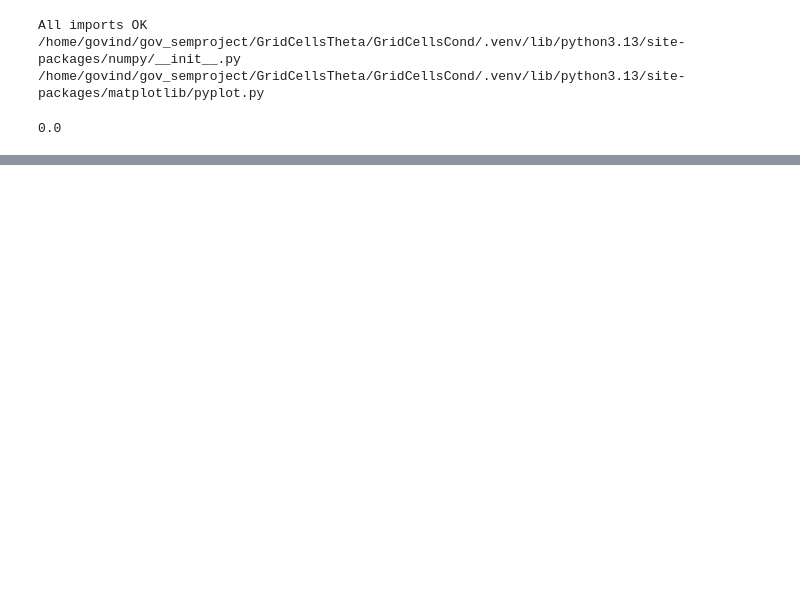
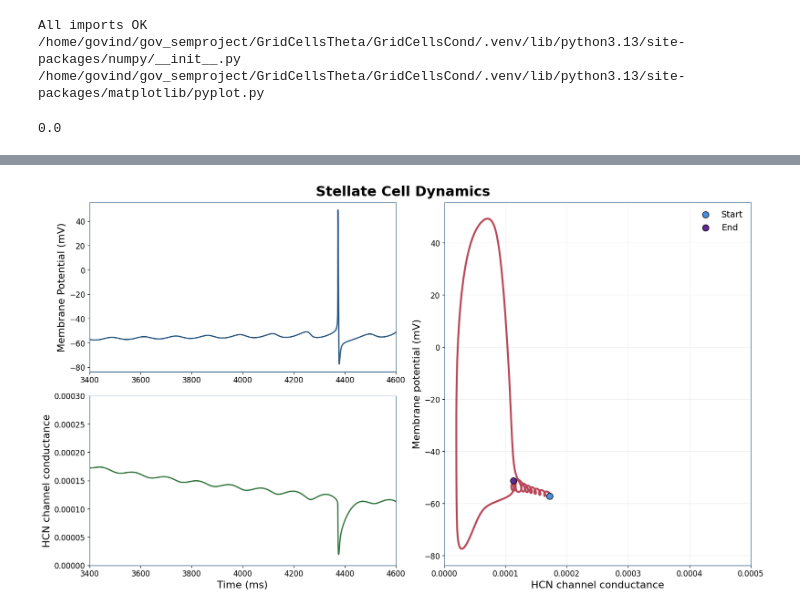
Before and after one commit to tiny-infinity/GridCellsTheta, a Jupyter notebook: phase_prec_final.ipynb, the cells around one changed output, grey strips where cells are left out. Saved outputs shown, nothing was run; the diff lists cells and outputs as text; code cells hidden in the pictures; blank space fills up the shorter version.

```diff
--- a/phase_prec_final.ipynb
+++ b/phase_prec_final.ipynb
@@ -207,0 +225,60 @@ plt.show()
+# %%
+import matplotlib.pyplot as plt
+from matplotlib.gridspec import GridSpec
+
+# Set global font sizes for readability
+plt.rcParams.update({'font.size': 14})
+plt.rcParams['axes.labelsize'] = 16
+plt.rcParams['axes.titlesize'] = 18
+plt.rcParams['xtick.labelsize'] = 12
+plt.rcParams['ytick.labelsize'] = 12
+
+# Create figure with constrained_layout for automatic "tight" spacing
+fig = plt.figure(figsize=(16, 9), constrained_layout=True)
+
+gs = GridSpec(2, 2, figure=fig, width_ratios=[1, 1])
+ax0 = fig.add_subplot(gs[0, 0])      # Membrane potential
+ax1 = fig.add_subplot(gs[1, 0])      # H conductance
+ax_phase = fig.add_subplot(gs[:, 1])  # Phase Portrait
+
+# Time windowing
+start_time = 3400
+end_time = 4600
+start_idx = int(start_time / h.dt)
+end_idx = int(end_time / h.dt)
+
+# 1. Plot Membrane Potential (Top Left)
+ax0.plot(time_arr[start_idx:end_idx], memb_pot[start_idx:end_idx], color='C0', linewidth=2)
+ax0.set_ylabel("Membrane Potential (mV)", fontweight='medium',color='black')
+ax0.set_xlim(start_time, end_time)
+
+# 2. Plot H Conductance (Bottom Left)
+ax1.plot(time_arr[start_idx:end_idx], gh_cond[start_idx:end_idx], color='C4', linewidth=2)
+ax1.set_xlabel("Time (ms)", fontweight='medium',color='black')
+ax1.set_ylabel("HCN channel conductance", fontweight='medium',color='black')
+ax1.set_xlim(start_time, end_time)
+ax1.set_ylim(0, 0.0003)
+
+# 3. Plot Phase Portrait (Right)
+ax_phase.plot(gh_cond[start_idx:end_idx], memb_pot[start_idx:end_idx],
+              linewidth=3, alpha=0.8, color='C1')
+
+# Start and End markers
+ax_phase.scatter(gh_cond[start_idx], memb_pot[start_idx],
+                 s=100, color='C2', label='Start', zorder=5, edgecolor='black')
+ax_phase.scatter(gh_cond[end_idx], memb_pot[end_idx],
+                 s=100, color='C3', label='End', zorder=5, edgecolor='black')
+
+ax_phase.set_xlabel("HCN channel conductance", fontweight='medium',color='black')
+ax_phase.set_ylabel("Membrane potential (mV)", fontweight='medium',color='black')
+ax_phase.set_xlim(0, 0.0005)
+ax_phase.legend(frameon=False, fontsize=14)
+
+# Add grid to phase portrait as requested
+ax_phase.grid(True, linestyle='-', alpha=1)
+
+plt.suptitle("Stellate Cell Dynamics", fontweight='bold', fontsize=22)
+#plt.savefig("final_figs/stell_cell_dynamics.png",dpi=600)
+plt.show()
+# %% [output]
+[figure, added]
```
Also changed, not shown: parts of 15 cells of this notebook, 11 other files.
